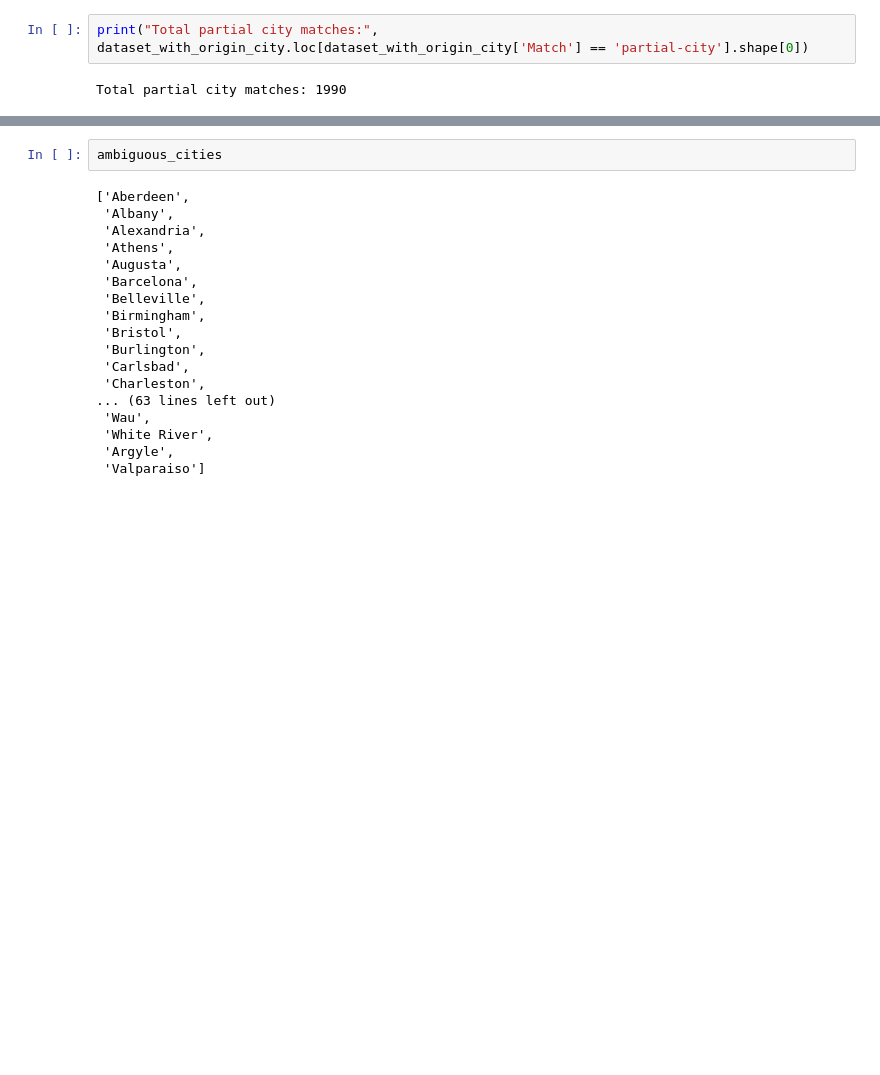
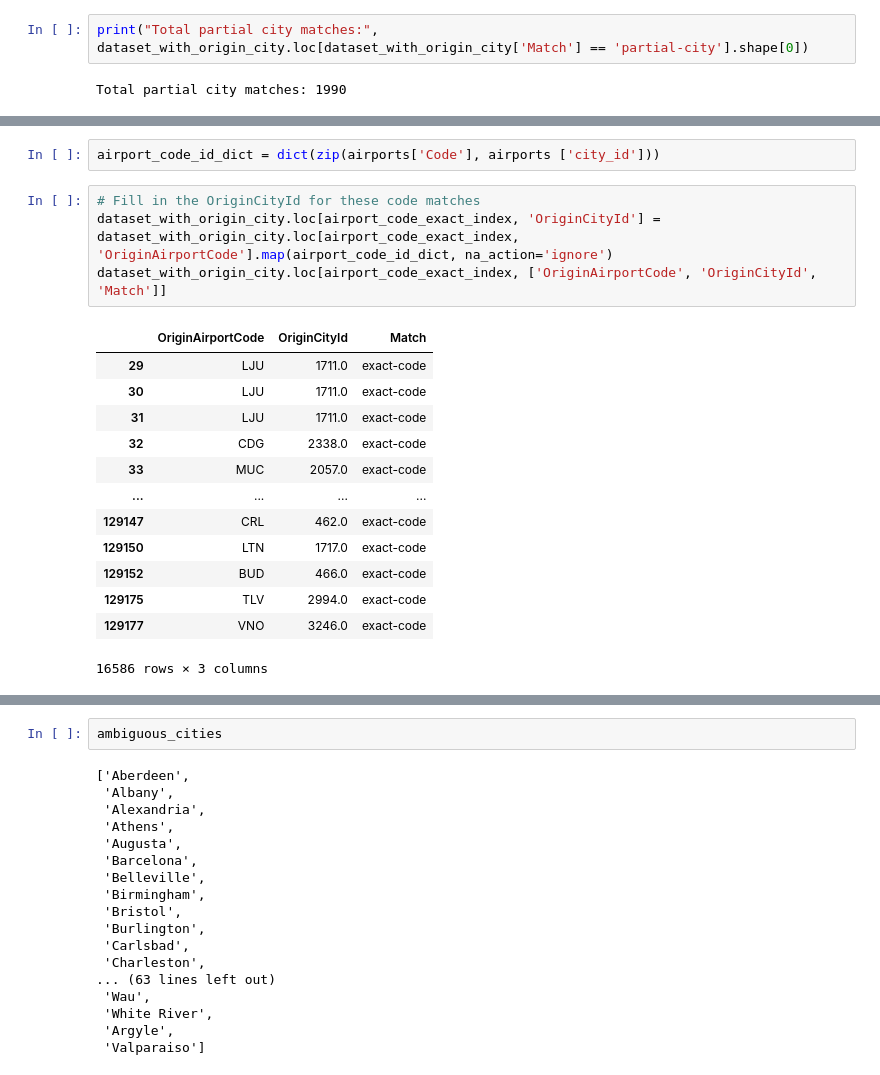
Before and after one commit to paulabondoc/airline-ratings-data-project, a Jupyter notebook: Script1 - Data_cleaning.ipynb, the cells around one changed output, grey strips where cells are left out. Saved outputs shown, nothing was run; the diff lists cells and outputs as text; blank space fills up the shorter version.

```diff
--- a/Script1 - Data_cleaning.ipynb
+++ b/Script1 - Data_cleaning.ipynb
@@ -1375,0 +1378,20 @@ Total partial city matches: 1990
+# %%
+airport_code_id_dict = dict(zip(airports['Code'], airports ['city_id']))
+# %%
+# Fill in the OriginCityId for these code matches
+dataset_with_origin_city.loc[airport_code_exact_index, 'OriginCityId'] = dataset_with_origin_city.loc[airport_code_exact_index, 'OriginAirportCode'].map(airport_code_id_dict, na_action='ignore')
+dataset_with_origin_city.loc[airport_code_exact_index, ['OriginAirportCode', 'OriginCityId', 'Match']]
+# %% [output]
+|  | OriginAirportCode | OriginCityId | Match |
+| 29 | LJU | 1711.0 | exact-code |
+| 30 | LJU | 1711.0 | exact-code |
+| 31 | LJU | 1711.0 | exact-code |
+| 32 | CDG | 2338.0 | exact-code |
+| 33 | MUC | 2057.0 | exact-code |
+| ... | ... | ... | ... |
+| 129147 | CRL | 462.0 | exact-code |
+| 129150 | LTN | 1717.0 | exact-code |
+| 129152 | BUD | 466.0 | exact-code |
+| 129175 | TLV | 2994.0 | exact-code |
+| 129177 | VNO | 3246.0 | exact-code |
+16586 rows × 3 columns
```
Also changed, not shown: parts of 11 cells of this notebook.
